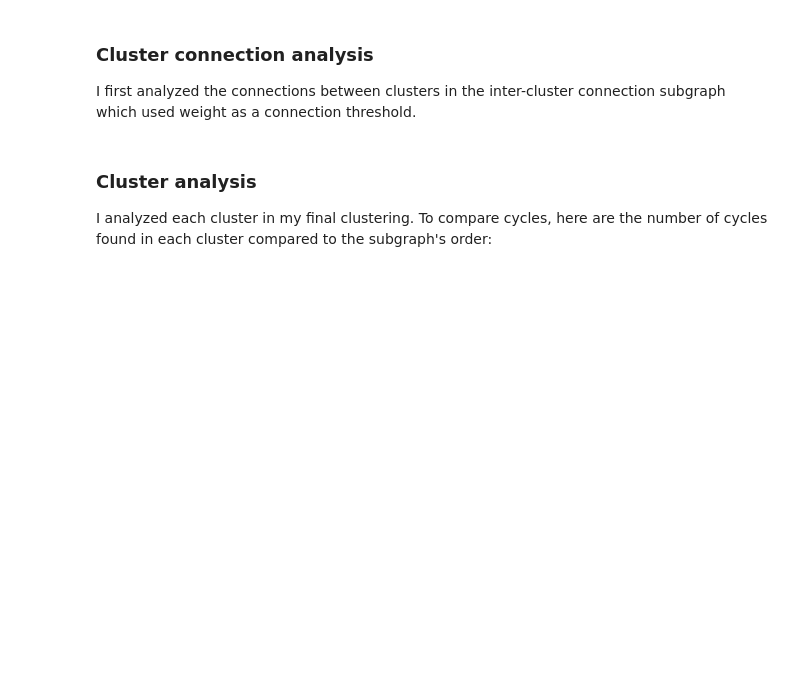
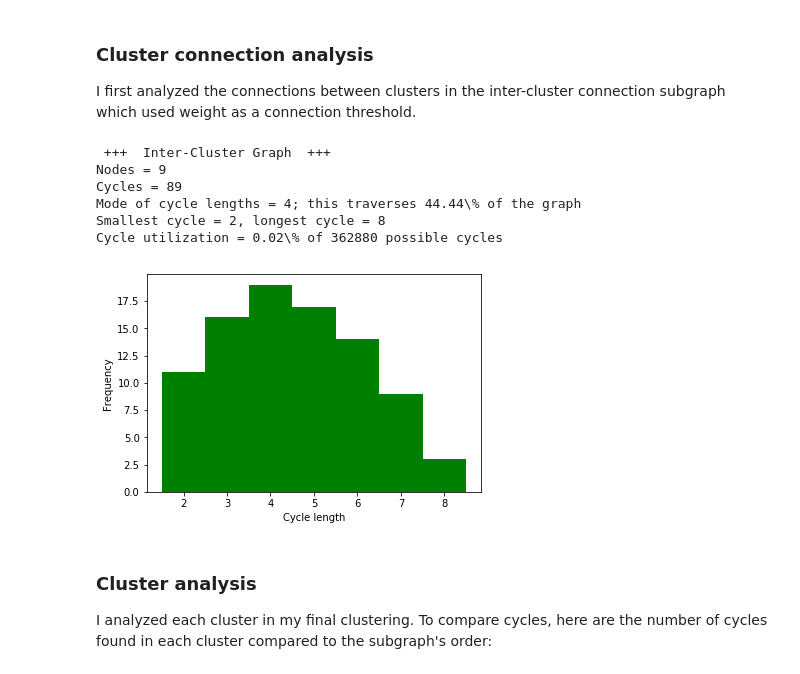
Before and after one commit to 3000farad/neuroloops, a Jupyter notebook: neuroloops.ipynb, the cells around one changed output. Drawn from its saved outputs; the diff is of its cells as text; code cells hidden in the pictures; blank space fills up the shorter version.

Commit message:
Finished analyze_subgraph()

```diff
--- a/neuroloops.ipynb
+++ b/neuroloops.ipynb
@@ -176,14 +182,6 @@ gn_clusters = None
 for i in range(15):
     gn_clusters = next(gn_clusters_gen)
     print('Iteration {} yielded communities of sizes {}'.format(i+1, [len(c) for c in gn_clusters]))
-# %%
-cluster_nodes = []
-for c in gn_clusters:
-    sub = G.subgraph(c)
-    cluster_nodes.append(sub)
-    Gc = nx.compose(Gc, sub)
-cluster_nodes.sort(key=len, reverse=True)
-print('Cluster sizes: {}'.format([len(c) for c in cluster_nodes]))
 # %% [markdown]
 ### Label Propagation Clustering
 I tried Label Propagation Clustering, but it did not terminate after an hour of computation.
@@ -399,10 +397,10 @@ def analyze_subgraph(g, cluster_name=''):
     len_hist = dict(Counter(cycle_lengths))
     print('Cycles = {}'.format(num_cycles))
 
-    len_mode = max(len_hist.iterkeys(), key=(lambda key: len_hist[key]))
+    len_mode = max(len_hist.keys(), key=(lambda key: len_hist[key]))
     # Longest possible cycle length is the number of nodes in the subgraph
     mode_percent_of_max = (100.0 * len_mode) / len(g.nodes)
-    print('Mode of cycle lengths = {}, this traverses {0:.2f}% of the graph'.format(len_mode, mode_percent_of_max))
+    print('Mode of cycle lengths = {:d}; this traverses {:.2f}\% of the graph'.format(len_mode, mode_percent_of_max))
     print('Smallest cycle = {}, longest cycle = {}'.format(min(cycle_lengths),max(cycle_lengths)))
 
     # See note above about max_cycle calculation
@@ -413,7 +411,7 @@ def analyze_subgraph(g, cluster_name=''):
 #     return sumval
     max_cycles = factorial(len(g.nodes))
     cycle_utilization = (100.0 * num_cycles) / max_cycles
-    print('Cycle utilization = {0:.2f}% of {} possible cycles'.format(cycle_utilization, max_cycles))
+    print('Cycle utilization = {:.2f}\% of {:d} possible cycles'.format(cycle_utilization, max_cycles))
 
     width = 1.0
     plt.bar(len_hist.keys(), len_hist.values(), width, color='g')
@@ -426,7 +424,15 @@ def analyze_subgraph(g, cluster_name=''):
 ### Cluster connection analysis
 I first analyzed the connections between clusters in the inter-cluster connection subgraph which used weight as a connection threshold.
 # %%
-analyze_subgraph(Cwt)
+analyze_subgraph(Cwt, 'Inter-Cluster Graph')
+# %% [output]
+ +++  Inter-Cluster Graph  +++
+Nodes = 9
+Cycles = 89
+Mode of cycle lengths = 4; this traverses 44.44\% of the graph
+Smallest cycle = 2, longest cycle = 8
+Cycle utilization = 0.02\% of 362880 possible cycles
+[figure, added]
 # %% [markdown]
 ### Cluster analysis
 I analyzed each cluster in my final clustering.  To compare cycles, here are the number of cycles found in each cluster compared to the subgraph's order:
```
Also changed, not shown: parts of 3 cells of this notebook, 1 other file.
